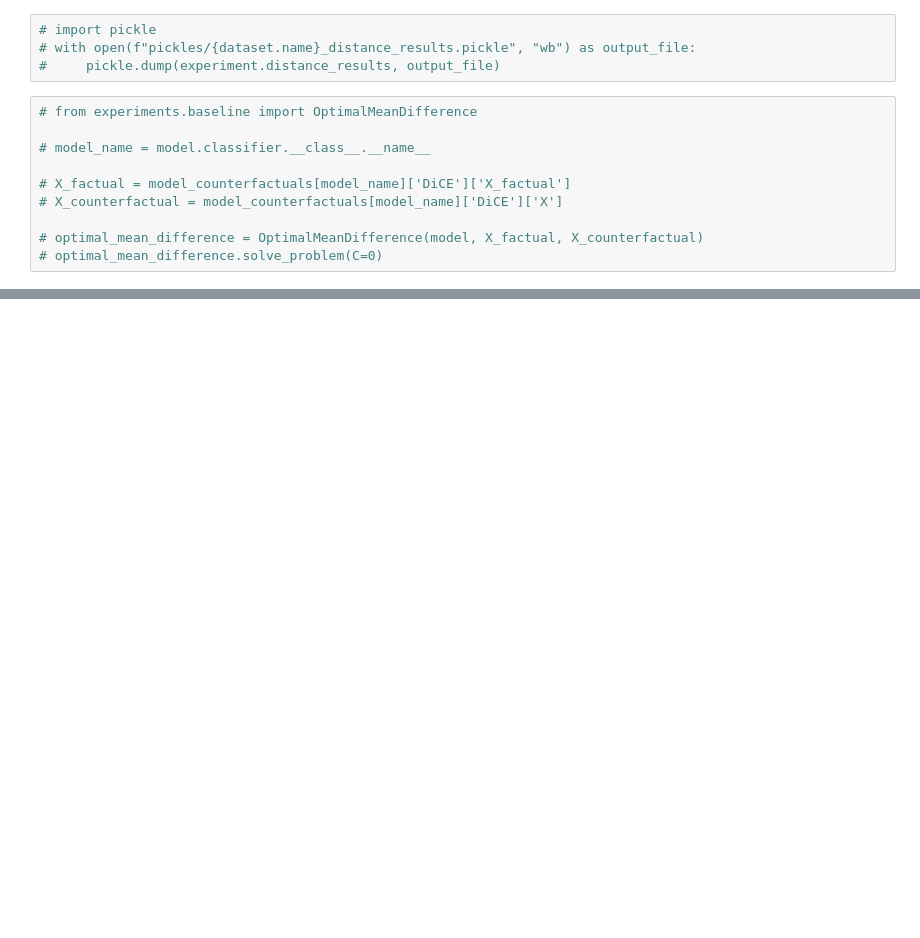
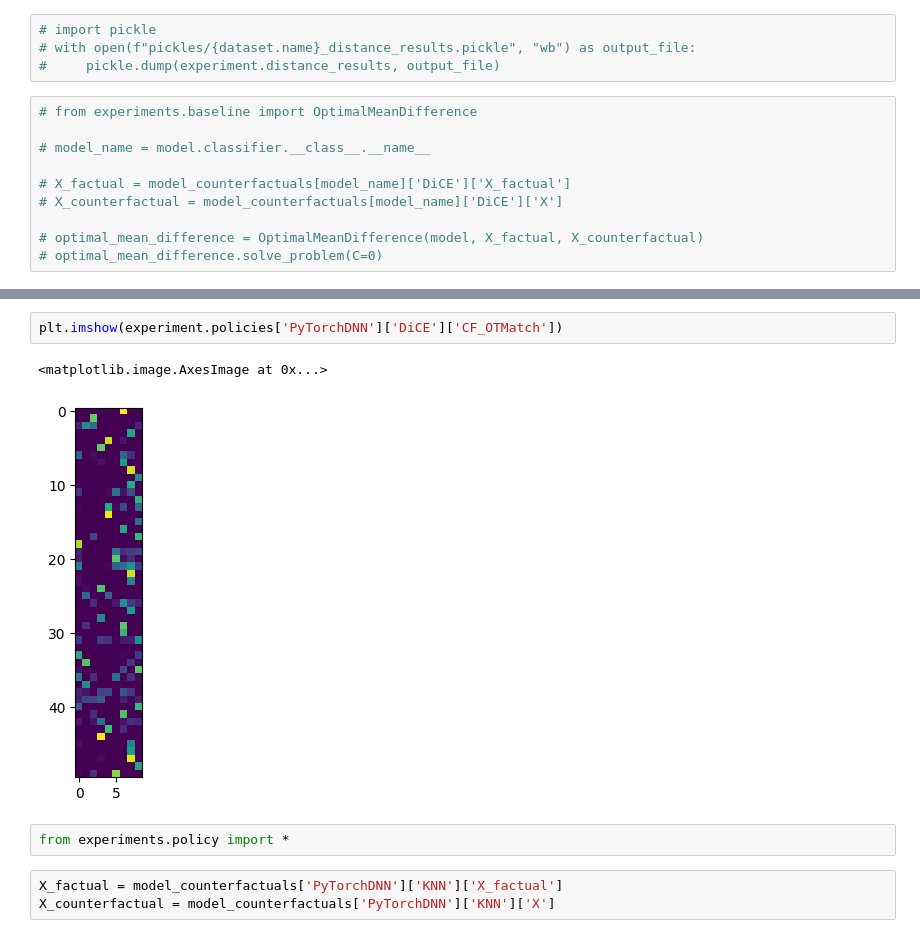
Before and after one commit to youlei202/Refining-Counterfactual-Explanations, a Jupyter notebook: german_credit.ipynb, the cells around one changed output, grey strips where cells are left out. Cells and saved outputs as stored; diff of their text form; blank space fills up the shorter version.

```diff
--- a/german_credit.ipynb
+++ b/german_credit.ipynb
@@ -236,0 +187,10 @@ plotting.intervention_vs_distance(experiment, save_to_file=False)
+# %%
+plt.imshow(experiment.policies['PyTorchDNN']['DiCE']['CF_OTMatch'])
+# %% [output]
+<matplotlib.image.AxesImage at 0x...>
+[figure, added]
+# %%
+from experiments.policy import *
+# %%
+X_factual = model_counterfactuals['PyTorchDNN']['KNN']['X_factual']
+X_counterfactual = model_counterfactuals['PyTorchDNN']['KNN']['X']
```
Also changed, not shown: parts of 9 cells of this notebook, 4 other files.
